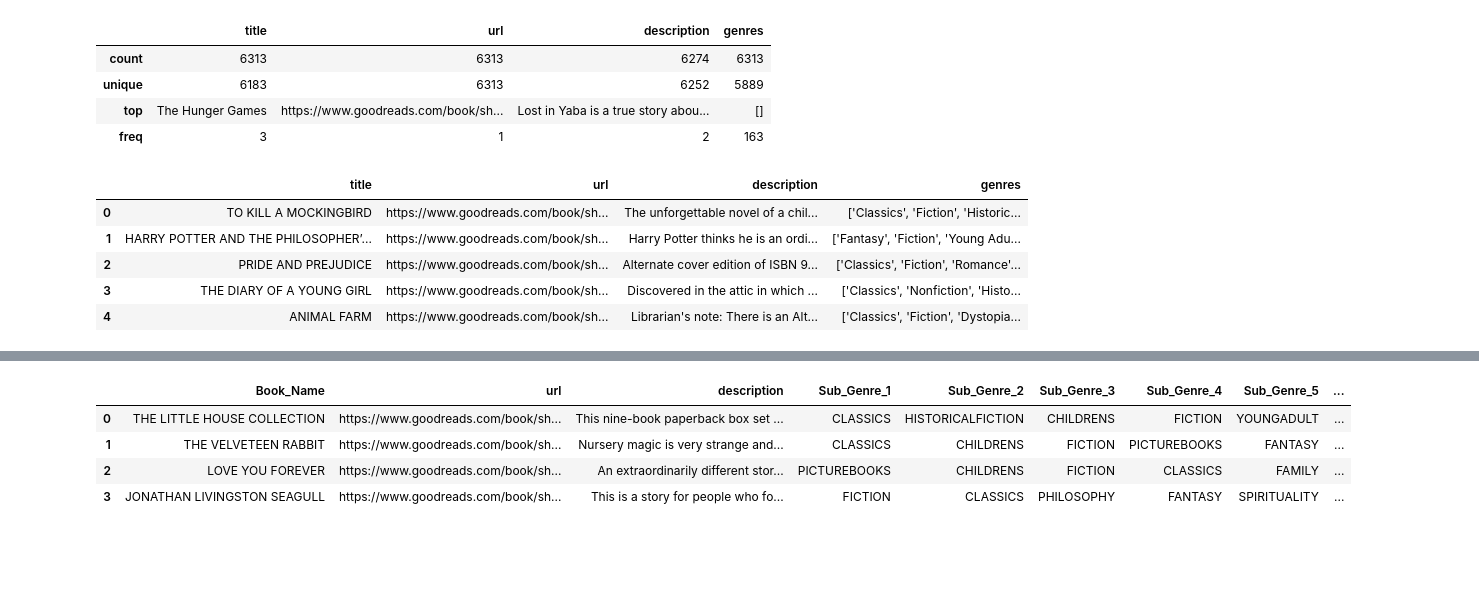
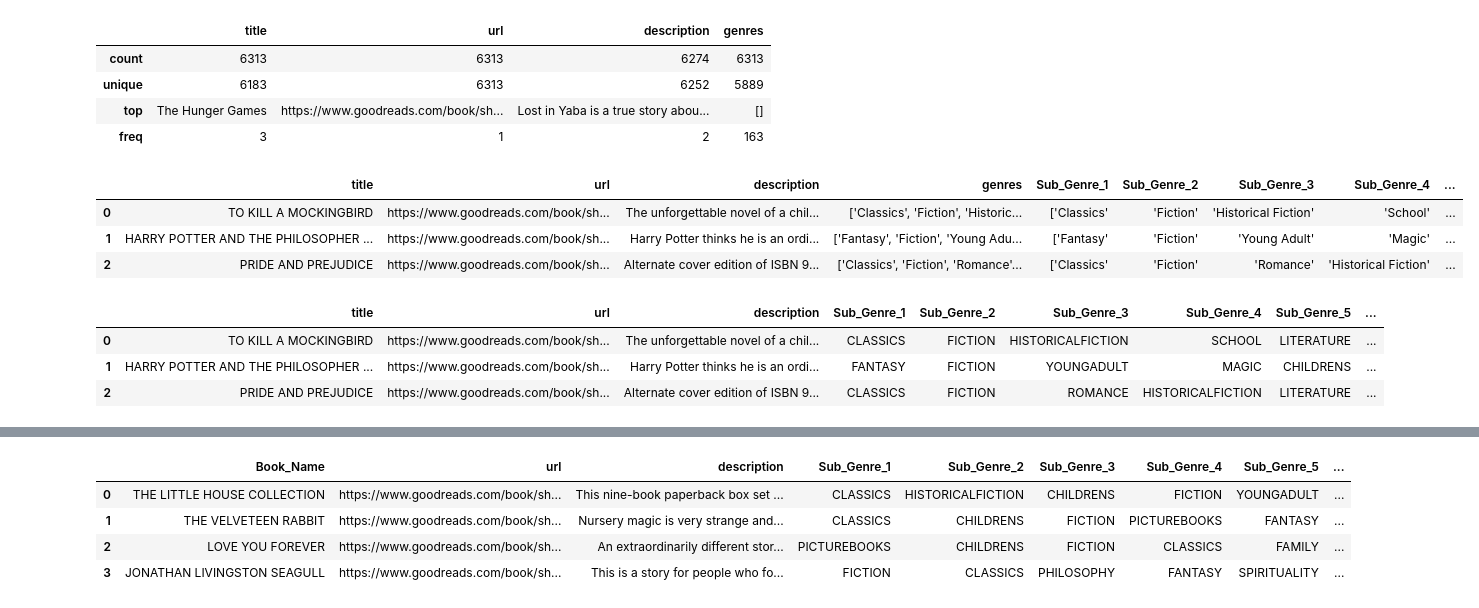
Before and after one commit to ammabe1/Publish-Me---Release-Assistant, a Jupyter notebook: Publish_Me Release_Assistant.ipynb, the cells around one changed output, grey strips where cells are left out. Drawn from its saved outputs; the diff is of its cells as text; code cells hidden in the pictures; blank space fills up the shorter version.

```diff
--- a/Publish_Me Release_Assistant.ipynb
+++ b/Publish_Me Release_Assistant.ipynb
@@ -212,14 +181,16 @@ Book_Details.describe()
 | unique | 6183 | 6313 | 6252 | 5889 |
 | top | The Hunger Games | https://www.goodreads.com/book/sh... | Lost in Yaba is a true story abou... | [] |
 | freq | 3 | 1 | 2 | 163 |
-# %%
-# change string to upper for multiple columns
-Book_Details = Book_Details.assign(title=Book_Details['title'].str.upper())
-Book_Details.head()
-# %% [output]
-|  | title | url | description | genres |
-| 0 | TO KILL A MOCKINGBIRD | https://www.goodreads.com/book/sh... | The unforgettable novel of a chil... | ['Classics', 'Fiction', 'Historic... |
-| 1 | HARRY POTTER AND THE PHILOSOPHER’... | https://www.goodreads.com/book/sh... | Harry Potter thinks he is an ordi... | ['Fantasy', 'Fiction', 'Young Adu... |
-| 2 | PRIDE AND PREJUDICE | https://www.goodreads.com/book/sh... | Alternate cover edition of ISBN 9... | ['Classics', 'Fiction', 'Romance'... |
-| 3 | THE DIARY OF A YOUNG GIRL | https://www.goodreads.com/book/sh... | Discovered in the attic in which ... | ['Classics', 'Nonfiction', 'Histo... |
-| 4 | ANIMAL FARM | https://www.goodreads.com/book/sh... | Librarian's note: There is an Alt... | ['Classics', 'Fiction', 'Dystopia... |
+# %%
+# change string to upper for title column
+Book_Details = Book_Details.assign(title=Book_Details['title'].str.upper())
+#remove special characters from title column
+Book_Details['title'] = Book_Details['title'].str.replace('\W', ' ', regex=True)
+#split genres column into multiple sub-genre columns
+Book_Details[['Sub_Genre_1', 'Sub_Genre_2', 'Sub_Genre_3','Sub_Genre_4','Sub_Genre_5','Sub_Genre_6','Sub_Genre_7','Sub_Genre_8','Sub_Genre_9','Sub_Genre_10']] = Book_Details['genres'].str.split(',', expand=True)
+Book_Details.head(3)
+# %% [output]
+|  | title | url | description | genres | Sub_Genre_1 | Sub_Genre_2 | Sub_Genre_3 | Sub_Genre_4 | ... |
+| 0 | TO KILL A MOCKINGBIRD | https://www.goodreads.com/book/sh... | The unforgettable novel of a chil... | ['Classics', 'Fiction', 'Historic... | ['Classics' | 'Fiction' | 'Historical Fiction' | 'School' | ... |
+| 1 | HARRY POTTER AND THE PHILOSOPHER ... | https://www.goodreads.com/book/sh... | Harry Potter thinks he is an ordi... | ['Fantasy', 'Fiction', 'Young Adu... | ['Fantasy' | 'Fiction' | 'Young Adult' | 'Magic' | ... |
+| 2 | PRIDE AND PREJUDICE | https://www.goodreads.com/book/sh... | Alternate cover edition of ISBN 9... | ['Classics', 'Fiction', 'Romance'... | ['Classics' | 'Fiction' | 'Romance' | 'Historical Fiction' | ... |
@@ -226 +225,9 @@ Book_Details.head()
+# %%
+
+Book_Details.head(3)
+# %% [output]
+|  | title | url | description | Sub_Genre_1 | Sub_Genre_2 | Sub_Genre_3 | Sub_Genre_4 | Sub_Genre_5 | ... |
+| 0 | TO KILL A MOCKINGBIRD | https://www.goodreads.com/book/sh... | The unforgettable novel of a chil... | CLASSICS | FICTION | HISTORICALFICTION | SCHOOL | LITERATURE | ... |
+| 1 | HARRY POTTER AND THE PHILOSOPHER ... | https://www.goodreads.com/book/sh... | Harry Potter thinks he is an ordi... | FANTASY | FICTION | YOUNGADULT | MAGIC | CHILDRENS | ... |
+| 2 | PRIDE AND PREJUDICE | https://www.goodreads.com/book/sh... | Alternate cover edition of ISBN 9... | CLASSICS | FICTION | ROMANCE | HISTORICALFICTION | LITERATURE | ... |
 # %%
```
Also changed, not shown: parts of 18 cells of this notebook.
